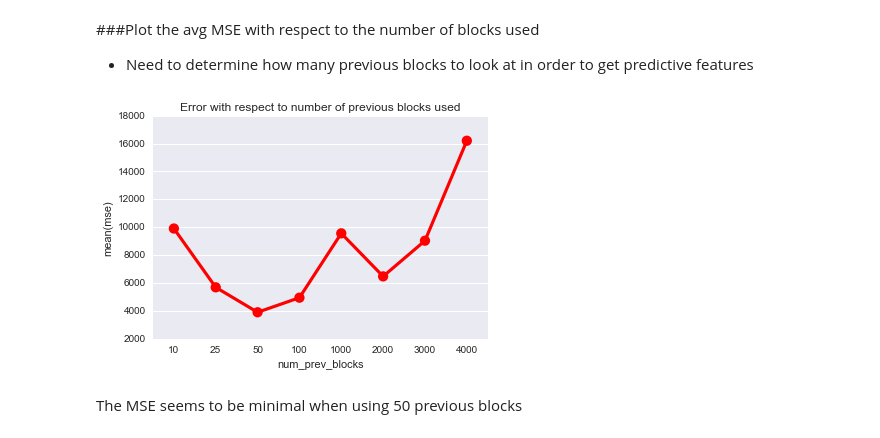
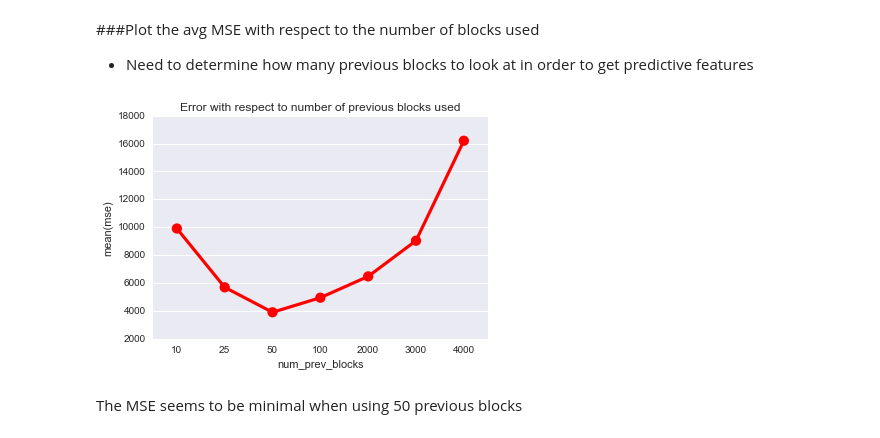
Before and after one commit to NunoEdgarGFlowHub/ethereum_blockchain, a Jupyter notebook: notebooks/modeling.ipynb, the cells around one changed output. Drawn from its saved outputs; the diff is of its cells as text; code cells hidden in the pictures.

```diff
--- a/notebooks/modeling.ipynb
+++ b/notebooks/modeling.ipynb
@@ -270,14 +274,14 @@ for num, col in enumerate(merged[features].columns):
 ###Plot the avg MSE with respect to the number of blocks used
 - Need to determine how many previous blocks to look at in order to get predictive features
 # %%
-mse=[9906, 5689.59, 3902.42, 4946.9, 9560.67, 6474.36, 9032.47, 16197.49]
-num_prev = [10, 25, 50, 100, 1000, 2000, 3000, 4000]
+mse=[9906, 5689.59, 3902.42, 4946.9, 6474.36, 9032.47, 16197.49]
+num_prev = [10, 25, 50, 100, 2000, 3000, 4000]
 results = pd.DataFrame({'num_prev_blocks': num_prev, 'mse': mse})
 sns.pointplot(x="num_prev_blocks", y="mse", data=results, color='r')
 plt.title('Error with respect to number of previous blocks used')
-plt.savefig('mse_prev_blocks.png')
+plt.savefig('./../images/mse_prev_blocks.png')
 # %% [output]
-[figure, old version]
+[figure, new version]
 # %% [markdown]
 The MSE seems to be minimal when using 50 previous blocks
 # %% [markdown]
```
Also changed, not shown: parts of 12 cells of this notebook, 7 other files.
